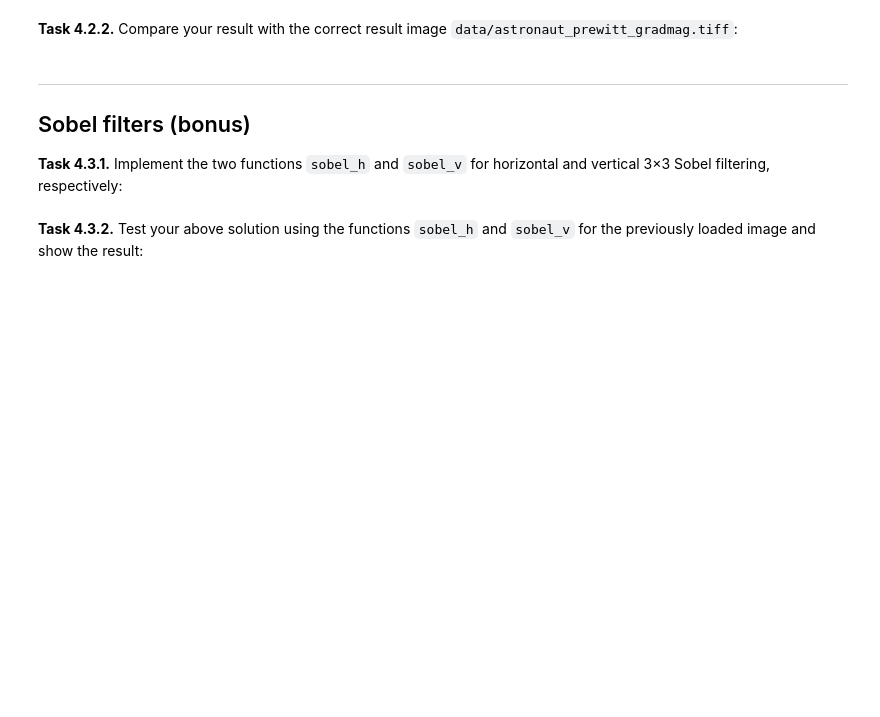
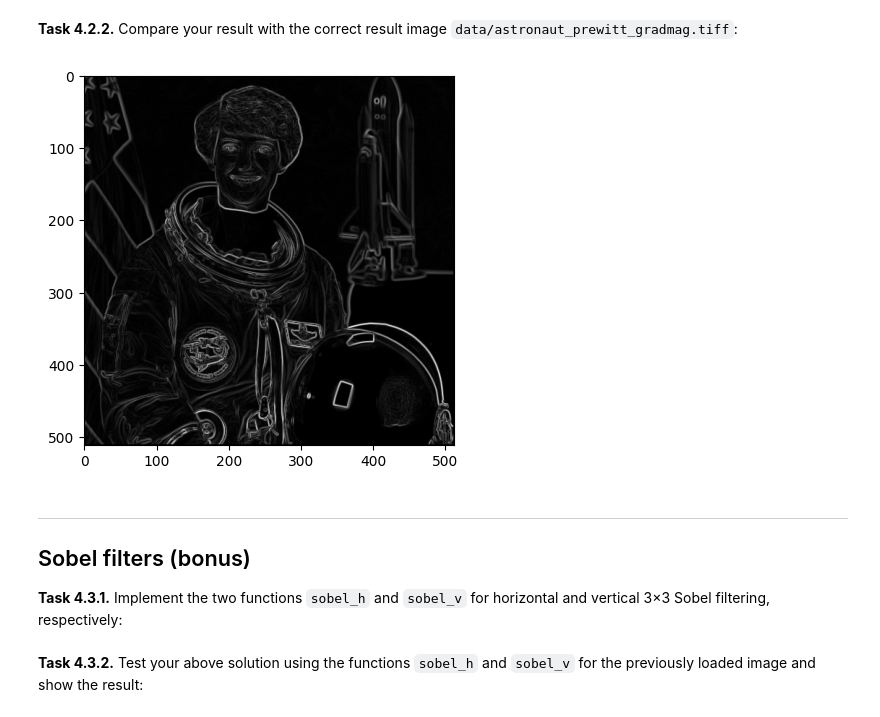
Before and after one commit to balint-bozoki/mobi-fs3-python, a Jupyter notebook: task4.ipynb, the cells around one changed output. Drawn from its saved outputs; the diff is of its cells as text; code cells hidden in the pictures; blank space fills up the shorter version.

```diff
--- a/task4.ipynb
+++ b/task4.ipynb
@@ -115,5 +122,13 @@ assert numpy.allclose(prewitt_v_ref, img_prewitt_v, atol=1/255)
 # %% [markdown]
 **<a id="#">Task 4.2.2.</a>** Compare your result with the correct result image `data/astronaut_prewitt_gradmag.tiff`:
+# %%
+gradmag_ref = skimage.io.imread("data/astronaut_prewitt_gradmag.tiff")
+plt.figure()
+plt.imshow(gradmag_ref, "gray")
+
+assert numpy.allclose(img_gradmag, gradmag_ref, atol = 1/255)
+# %% [output]
+[figure, added]
 # %% [markdown]
 ---
 
```
Also changed, not shown: parts of 1 cell of this notebook.
